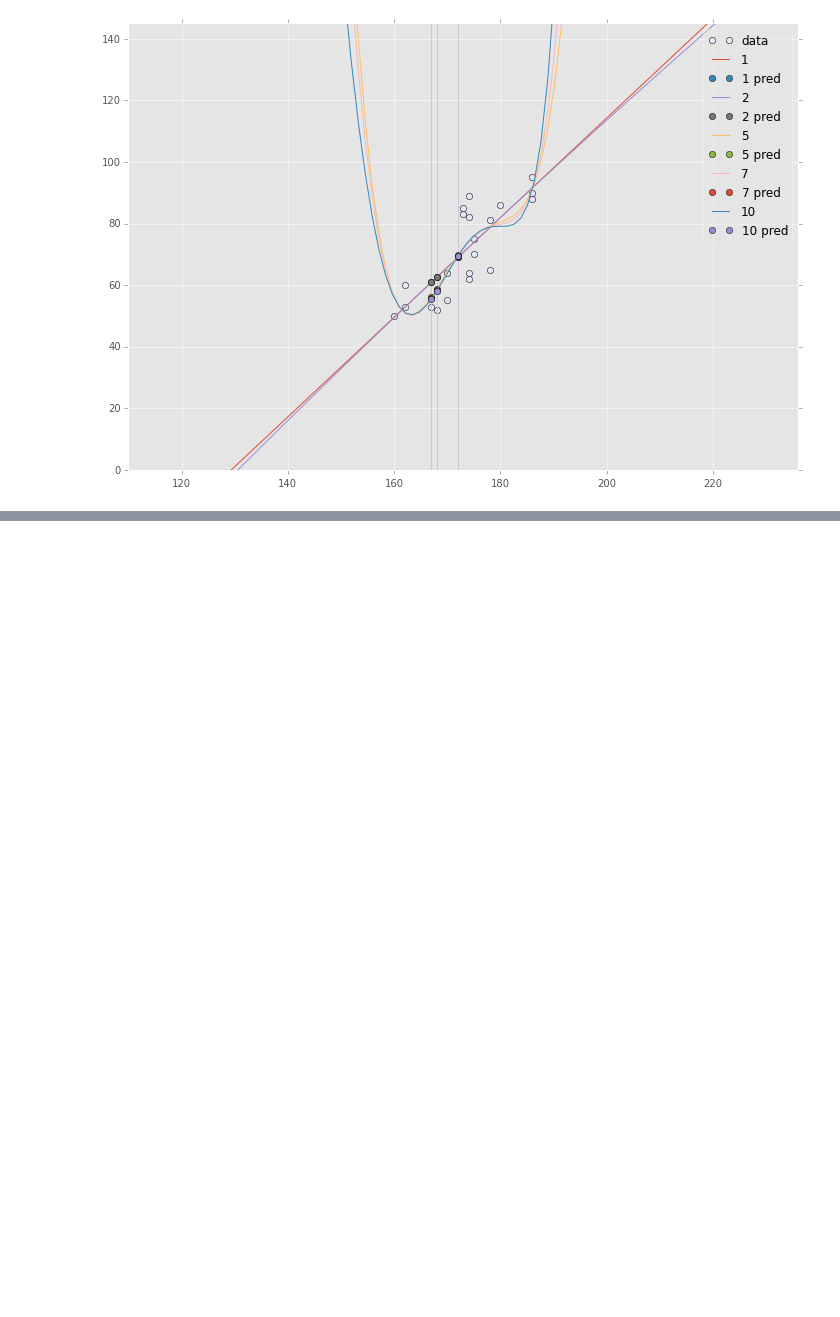
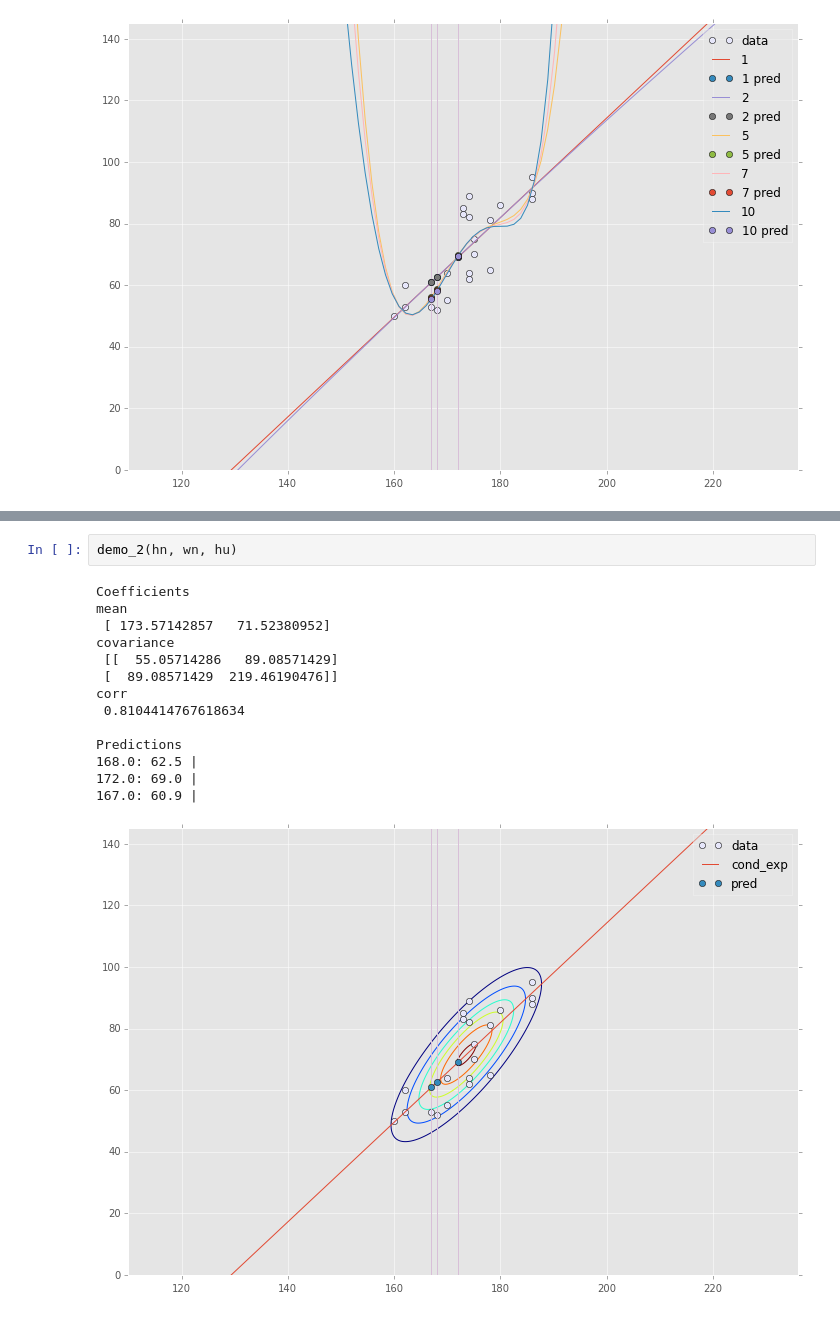
Before and after one commit to motjuste/patt-rex, a Jupyter notebook: project-02-demo.ipynb, the cells around one changed output, grey strips where cells are left out. Drawn from its saved outputs; the diff is of its cells as text; blank space fills up the shorter version.

```diff
--- a/project-02-demo.ipynb
+++ b/project-02-demo.ipynb
@@ -164,0 +259,17 @@ Predictions [1, 2, 5]
+# %%
+demo_2(hn, wn, hu)
+# %% [output]
+Coefficients
+mean
+ [ 173.57142857   71.52380952]
+covariance
+ [[  55.05714286   89.08571429]
+ [  89.08571429  219.46190476]]
+corr
+ 0.8104414767618634
+
+Predictions
+168.0: 62.5 |
+172.0: 69.0 |
+167.0: 60.9 |
+[figure, added]
```
Also changed, not shown: parts of 11 cells of this notebook, 2 other files.
